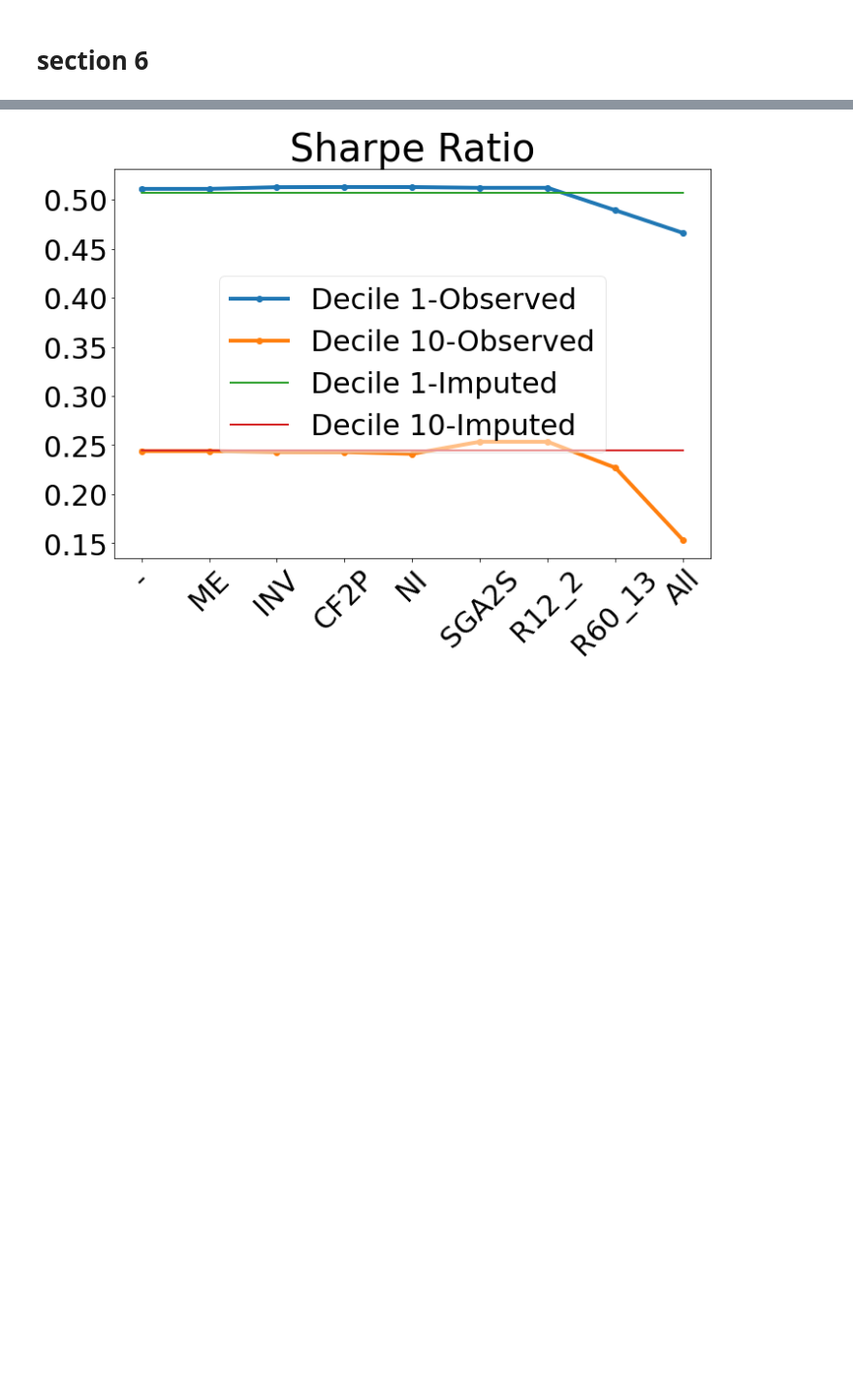
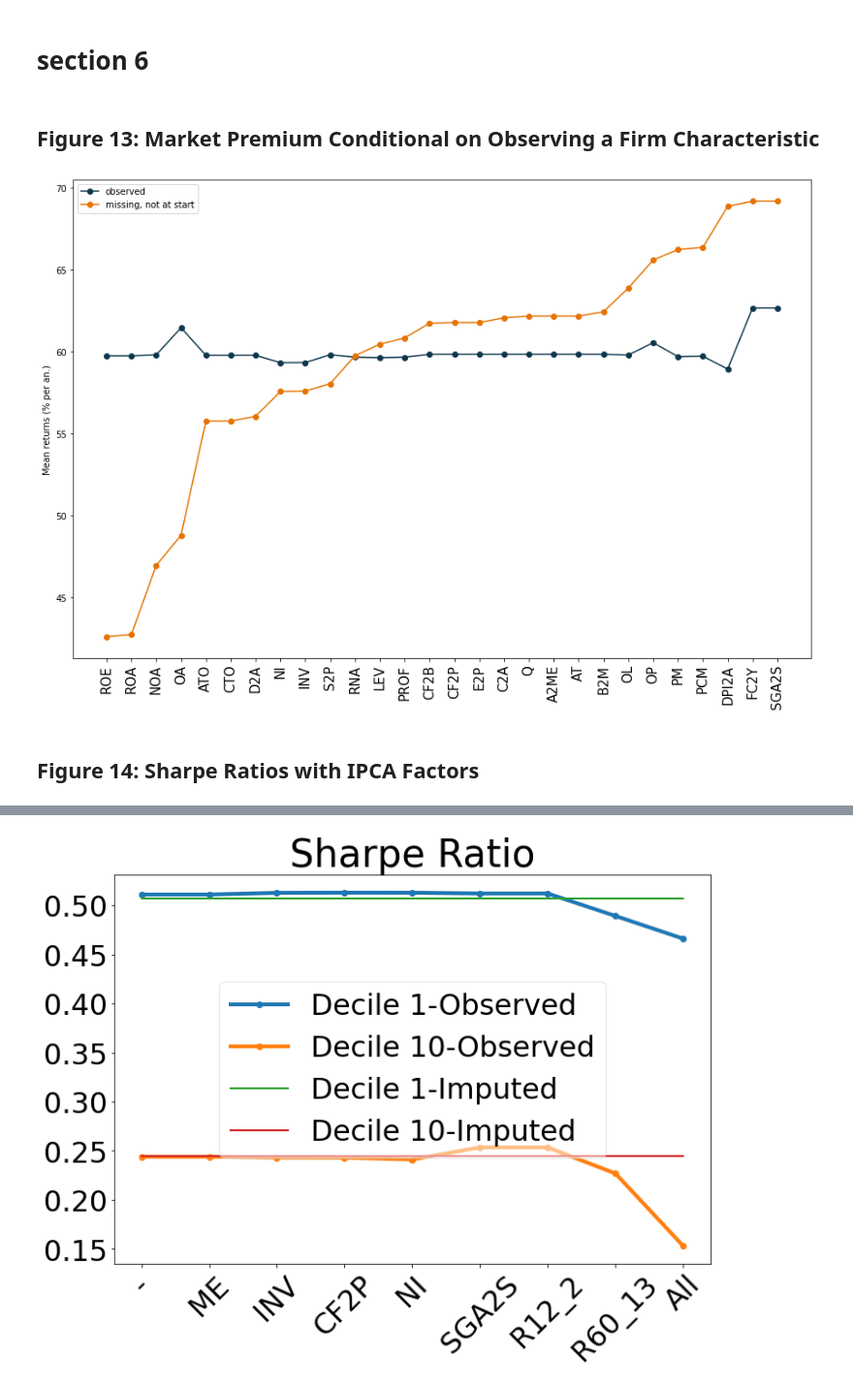
Before and after one commit to sven-lerner/missing_data_pub, a Jupyter notebook: src/plots_and_tables/run_section_6_plots.ipynb, the cells around one changed output, grey strips where cells are left out. Shown at 97% size. Cells and saved outputs as stored; diff of their text form; code cells hidden in the pictures; blank space fills up the shorter version.

Commit message:
cleaned up code substantially, organized plotting

```diff
--- a/src/plots_and_tables/run_section_6_plots.ipynb
+++ b/src/plots_and_tables/run_section_6_plots.ipynb
@@ -65,0 +67,9 @@ char_groupings  = [('A2ME', "Q"),
+# %% [markdown]
+## Figure 13: Market Premium Conditional on Observing a Firm Characteristic
+# %%
+plot = section_6.ConditionaMeanReturns()
+plot.run(percentile_rank_chars, chars, regular_chars, return_panel)
+# %% [output]
+[figure, added]
+# %% [markdown]
+## Figure 14: Sharpe Ratios with IPCA Factors
```
Also changed, not shown: parts of 10 cells of this notebook, 25 other files.
